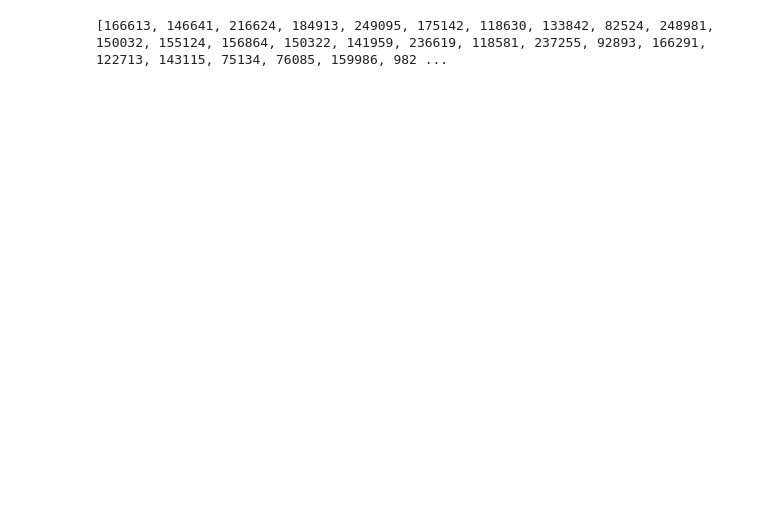
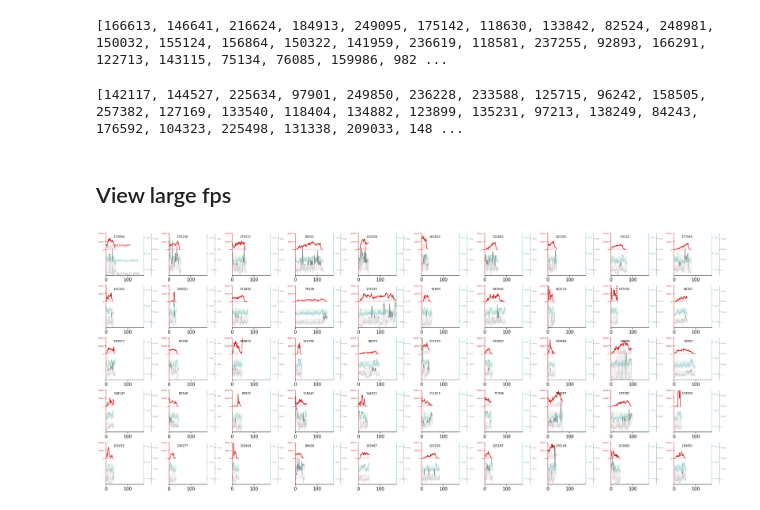
Before and after one commit to Yu-Group/molecular-partner-prediction, a Jupyter notebook: notebooks/_tmp_label_defining.ipynb, the cells around one changed output. Cells and saved outputs as stored; diff of their text form; code cells hidden in the pictures; blank space fills up the shorter version.

Commit message:
updated labels and errs

```diff
--- a/notebooks/_tmp_label_defining.ipynb
+++ b/notebooks/_tmp_label_defining.ipynb
@@ -26,4 +26,4 @@ import viz
 from viz import *
 import config
 import outcomes
-outcome_def = 'successful_full'
+outcome_def = 'successful_full_final'
@@ -170,3 +177,47 @@ print(POS.tolist())
 print(NEG.tolist())
 # %% [output]
 [166613, 146641, 216624, 184913, 249095, 175142, 118630, 133842, 82524, 248981, 150032, 155124, 156864, 150322, 141959, 236619, 118581, 237255, 92893, 166291, 122713, 143115, 75134, 76085, 159986, 982 ...
+# %%
+print(POS.tolist())
+# %% [output]
+[142117, 144527, 225634, 97901, 249850, 236228, 233588, 125715, 96242, 158505, 257382, 127169, 133540, 118404, 134882, 123899, 135231, 97213, 138249, 84243, 176592, 104323, 225498, 131338, 209033, 148 ...
+# %% [markdown]
+## View large fps
+# %%
+y = df[outcome_def].astype(bool)
+p = df['preds'].values > 0
+fp = ~y & p
+d = df[fp]
+# %%
+d = d.sort_values(by = "preds", ascending = False)
+# %%
+    R = 5
+    C = 10
+    MULT = R * C
+
+    fig = plt.figure(figsize=(C * 3, R * 2.5), facecolor='w')
+
+
+
+    clathmax = 16000
+    auxmax = 3500
+
+    viz.plot_curves(d.iloc[:50], R=R, C=C, hline=False,
+                xlim_constant=True,
+                ylim_constant=True,
+                legend=True,
+                extra_key='Z_extended',
+                extra_key_label='Dynamin',
+                #xlim=(0, 55),
+                ylim_cla=(-500, clathmax),
+                ylim_aux=(-500, auxmax),
+                ylim_dyn=(-500, auxmax),
+                yticks=[0, 2000],
+                background=True,
+                show_track_pid=True,
+                #yticklabels=["$0$", "$10^4$"],
+                fig=fig
+        )
+    plt.savefig(f'fp_large.pdf')
+# %% [output]
+[figure, added]
```
Also changed, not shown: parts of 4 cells of this notebook, 1 other file.
